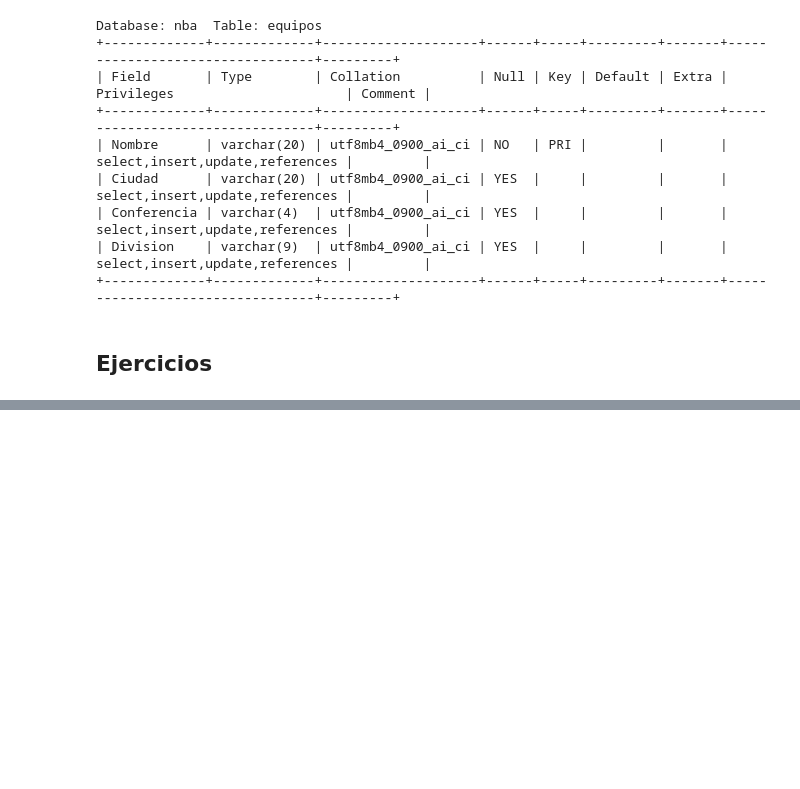
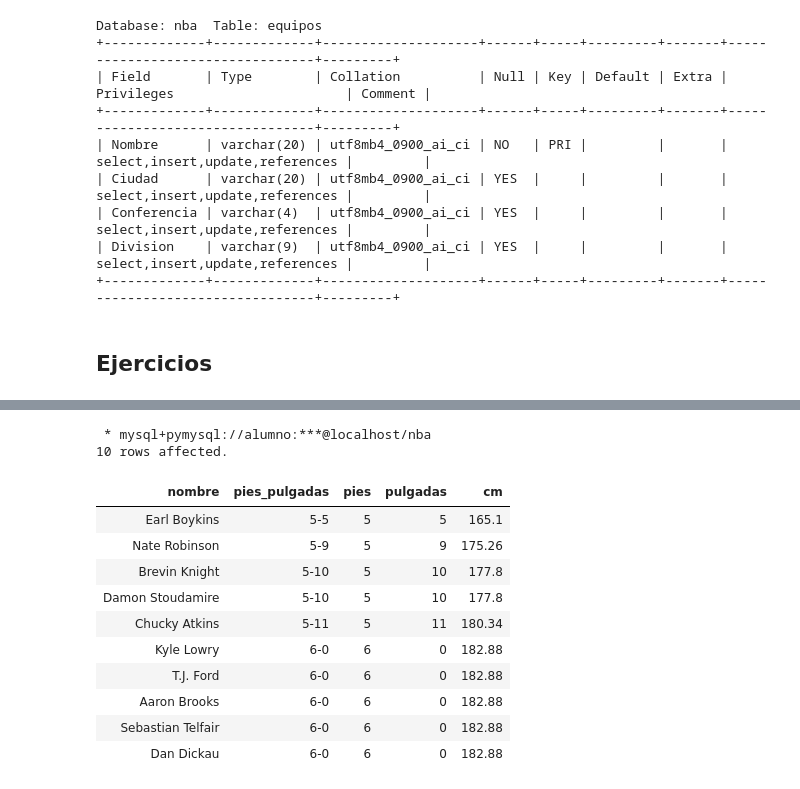
Before and after one commit to sgalsant/basedatos, a Jupyter notebook: colab/tarea_consultas_nba.ipynb, the cells around one changed output, grey strips where cells are left out. Cells and saved outputs as stored; diff of their text form; code cells hidden in the pictures; blank space fills up the shorter version.

```diff
--- a/colab/tarea_consultas_nba.ipynb
+++ b/colab/tarea_consultas_nba.ipynb
@@ -161,0 +185,22 @@ select * from equipos;
+# %%
+#@title pasar la altura de los jugadores de pies-pulgadas a centimetros
+%%sql
+select nombre, altura as pies_pulgadas, substring(altura, 1, 1) as pies,  substring(altura, 3) as pulgadas,
+      (substring(altura, 1, 1) * 12 + substring(altura, 3) )* 2.54 as cm /*pie = 12 pulgadas y 1 pulgada = 2.54 cm) */
+from jugadores
+order by cm
+limit 10;
+# %% [output]
+ * mysql+pymysql://alumno:***@localhost/nba
+10 rows affected.
+| nombre | pies_pulgadas | pies | pulgadas | cm |
+| Earl Boykins | 5-5 | 5 | 5 | 165.1 |
+| Nate Robinson | 5-9 | 5 | 9 | 175.26 |
+| Brevin Knight | 5-10 | 5 | 10 | 177.8 |
+| Damon Stoudamire | 5-10 | 5 | 10 | 177.8 |
+| Chucky Atkins | 5-11 | 5 | 11 | 180.34 |
+| Kyle Lowry | 6-0 | 6 | 0 | 182.88 |
+| T.J. Ford | 6-0 | 6 | 0 | 182.88 |
+| Aaron Brooks | 6-0 | 6 | 0 | 182.88 |
+| Sebastian Telfair | 6-0 | 6 | 0 | 182.88 |
+| Dan Dickau | 6-0 | 6 | 0 | 182.88 |
```
Also changed, not shown: parts of 6 cells of this notebook.
